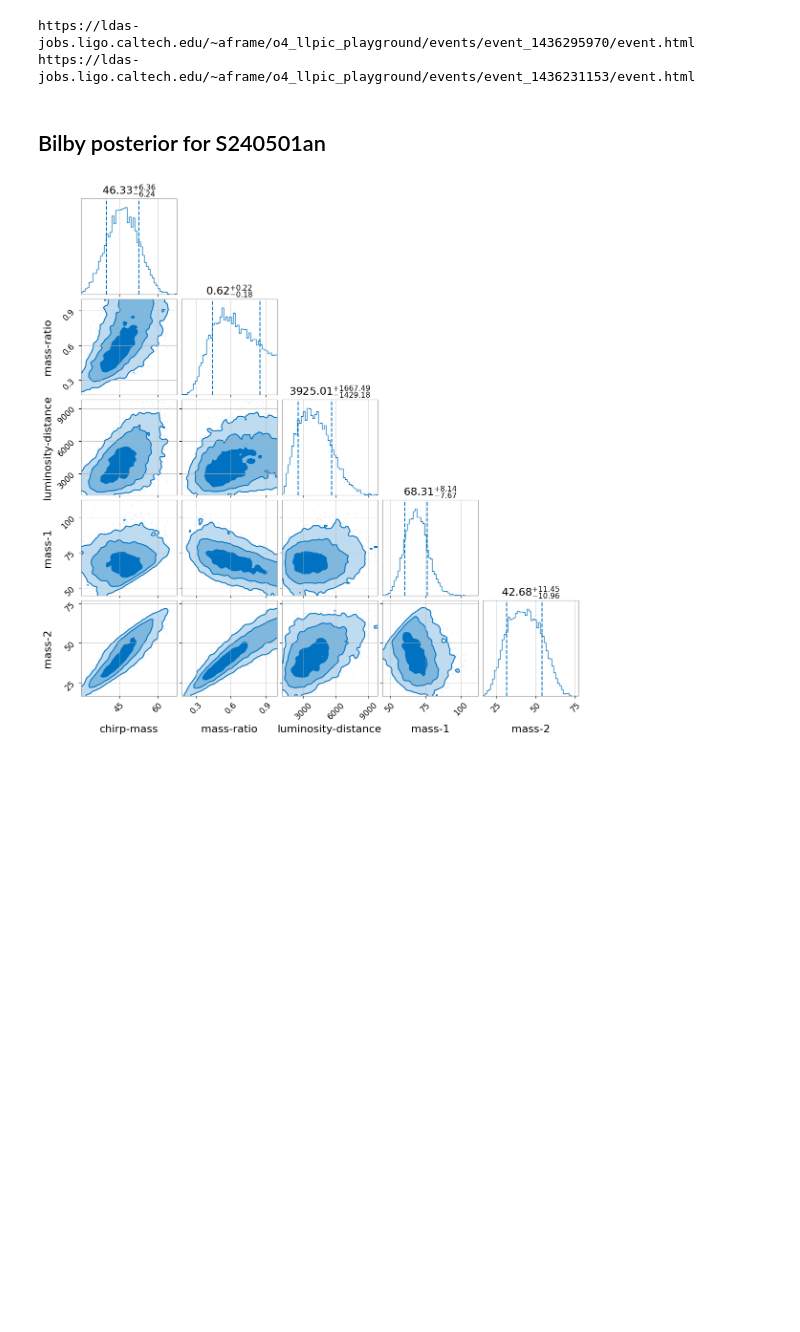
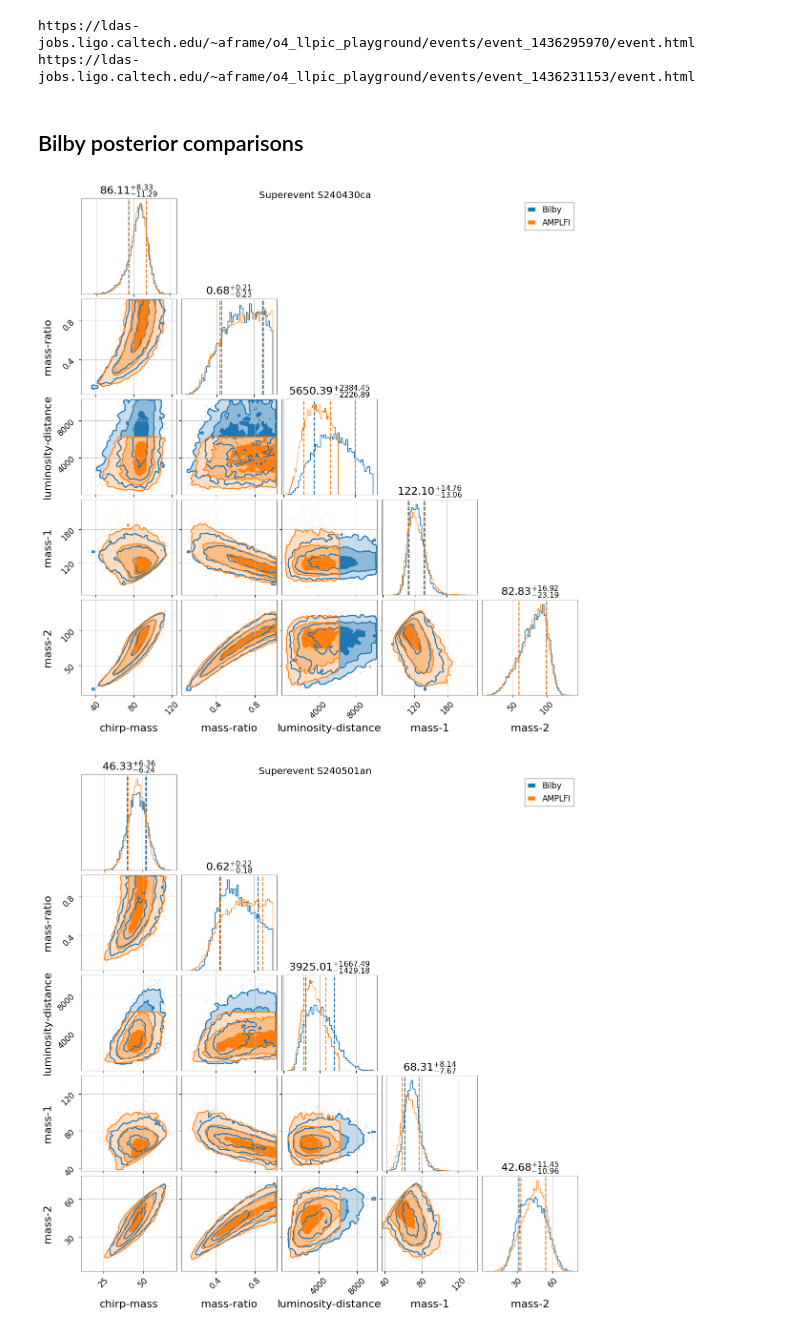
Before and after one commit to EthanMarx/mdc-analytics, a Jupyter notebook: analysis.ipynb, the cells around one changed output. Drawn from its saved outputs; the diff is of its cells as text; code cells hidden in the pictures; blank space fills up the shorter version.

Commit message:
Removed posterior file and added comparison to other SE

```diff
--- a/analysis.ipynb
+++ b/analysis.ipynb
@@ -10,6 +10,7 @@ from ligo.skymap.io.fits import read_sky_map
 from concurrent.futures import as_completed, ProcessPoolExecutor, ThreadPoolExecutor
 #from mdc_analytics.crossmatch.gracedb import _process_skymap_offline, parallelize, CROSSMATCH_KEYS
 from astropy.coordinates import SkyCoord
+from astropy.cosmology import Planck18 as cosmo, z_at_value
 from astropy import units as u
 from tqdm.notebook import tqdm
 import ligo.skymap.plot
@@ -20,7 +21,8 @@ from igwn_ligolw import lsctables
 from igwn_ligolw import utils as ligolw_utils
 from ligo.skymap.io import events
 from gwpy.time import tconvert
-from bilby.core.result import Result
+from bilby.core.result import Result, plot_multiple, read_in_result
+from bilby.gw.conversion import chirp_mass_and_mass_ratio_to_component_masses
 from tqdm.auto import tqdm
 import ligo.skymap.plot
 
@@ -29,7 +31,11 @@ ORIGINAL_START = 1398297600
 ORIGINAL_END = 1398902400
 LLPIC_DURATION = 7 * 86400
 LLPIC_CYCLE_1_OFFSET = 31678218
-SUPEREVENT_TIMES = np.array([1398380098.077, 1398504935.380, 1398569752.925])
+SUPEREVENTS = {
+    # "S240428dr": 1398380098.077, HL wasn't active
+    "S240430ca": 1398504935.380,
+    "S240501an": 1398569752.925
+}
 # %%
 data = pd.read_hdf("/home/ethan.marx/projects/mdc_analytics/output/aframe-playground-llpic/all_pipelines/events.hdf5")
 # %% [markdown]
@@ -331,25 +337,44 @@ print("\n".join(urls))
 https://ldas-jobs.ligo.caltech.edu/~aframe/o4_llpic_playground/events/event_1436295970/event.html
 https://ldas-jobs.ligo.caltech.edu/~aframe/o4_llpic_playground/events/event_1436231153/event.html
 # %% [markdown]
-## Bilby posterior for S240501an
+## Bilby posterior comparisons
 # %%
-posterior = pd.read_hdf("data/Bilby.posterior_samples.hdf5", key="posterior_samples")
+client = GraceDb()
 params = ["chirp_mass", "mass_ratio", "luminosity_distance", "mass_1", "mass_2"]
 
-from astropy.cosmology import Planck18 as cosmo, z_at_value
-from astropy import units as u
-redshift= z_at_value(
-    cosmo.luminosity_distance, np.array(posterior["luminosity_distance"]) * u.Mpc
-).value
-posterior["mass_1"] = posterior["mass_1_source"] * (1 + redshift)
-posterior["mass_2"] = posterior["mass_2_source"] * (1 + redshift)
-posterior["mass_ratio"] = posterior["mass_2"] / posterior["mass_1"]
-posterior["chirp_mass"] = (
-    posterior["mass_1"] * posterior["mass_2"]
-) ** (3 / 5) / (posterior["mass_1"] + posterior["mass_2"]) ** (1 / 5)
-posterior = posterior[params]
+for sid, gpstime in SUPEREVENTS.items():
+    response = client.files(sid, filename="Bilby.posterior_samples.hdf5")
+    posterior = BytesIO(response.read())
 
-result = Result(posterior=posterior, search_parameter_keys=params)
-result.plot_corner()
+    with h5py.File(posterior) as f:
+        posterior = f["posterior_samples"][:]
+    posterior = pd.DataFrame(posterior)
+
+    redshift= z_at_value(
+        cosmo.luminosity_distance, np.array(posterior["luminosity_distance"]) * u.Mpc
+    ).value
+    posterior["mass_1"] = posterior["mass_1_source"] * (1 + redshift)
+    posterior["mass_2"] = posterior["mass_2_source"] * (1 + redshift)
+    posterior["mass_ratio"] = posterior["mass_2"] / posterior["mass_1"]
+    posterior["chirp_mass"] = (
+        posterior["mass_1"] * posterior["mass_2"]
+    ) ** (3 / 5) / (posterior["mass_1"] + posterior["mass_2"]) ** (1 / 5)
+    posterior = posterior[params]
+    bilby_result = Result(posterior=posterior, search_parameter_keys=params)
+
+    event_dir = Path("/home/aframe/dev/o4_llpic_playground/output/events") / f"event_{int(gpstime + offset)}"
+    posterior_file = event_dir / "amplfi.posterior_samples.hdf5"
+    posterior = pd.read_hdf(posterior_file, key="posterior_samples")
+    mass_1, mass_2 = chirp_mass_and_mass_ratio_to_component_masses(
+        posterior["chirp_mass"], posterior["mass_ratio"]
+    )
+    posterior["mass_1"] = mass_1
+    posterior["mass_2"] = mass_2
+    amplfi_result = Result(posterior=posterior, search_parameter_keys=params)
+
+    plot_multiple([bilby_result, amplfi_result], labels=["Bilby", "AMPLFI"])
+    plt.suptitle(f"Superevent {sid}")
+    plt.show()
 # %% [output]
-[figure, old version]
+[figure, new version]
+[figure, added]
```
Also changed, not shown: parts of 2 cells of this notebook, 3 other files.
